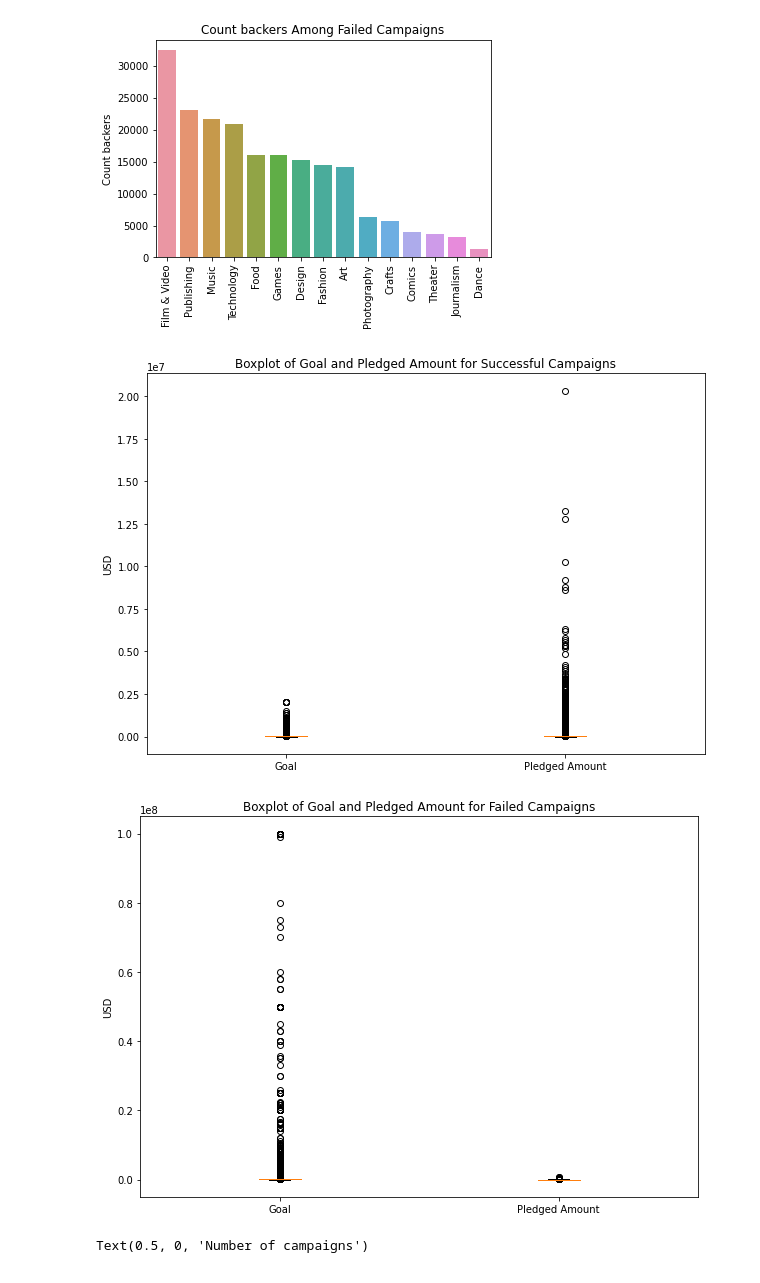
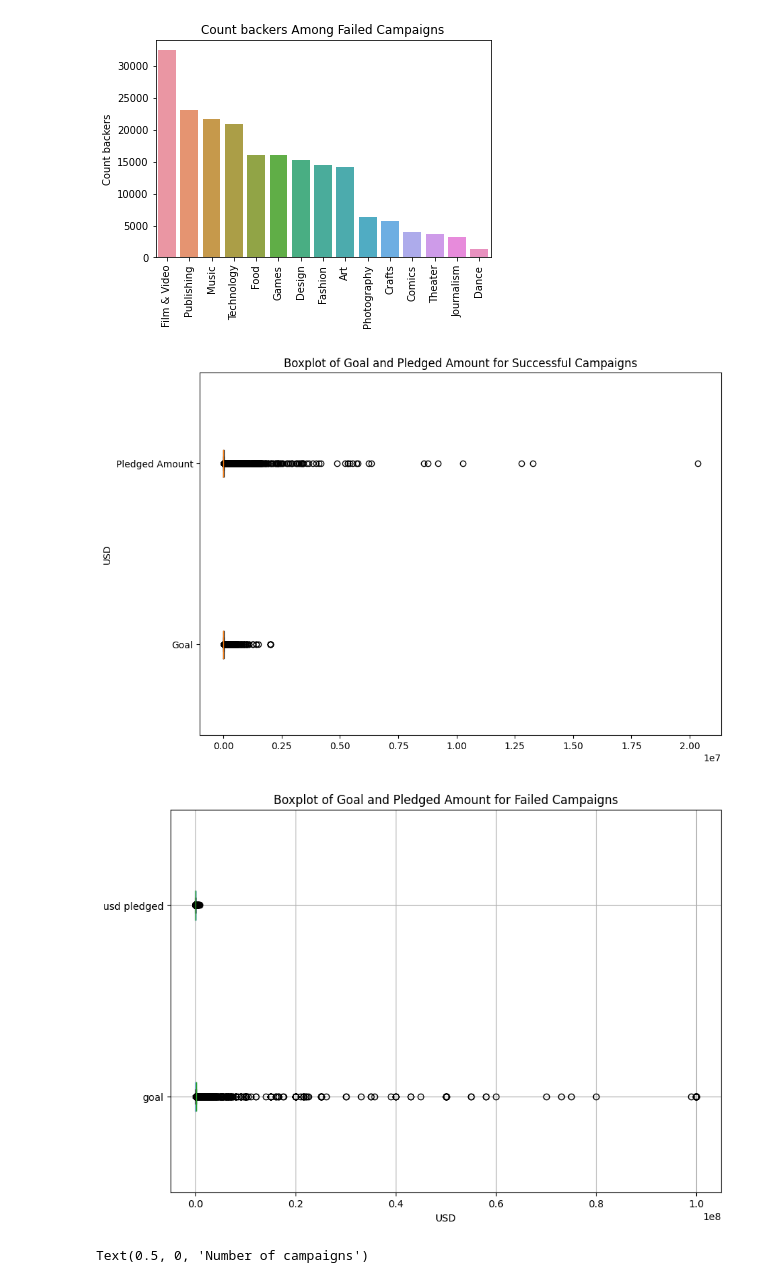
Before and after one commit to Iten-No-404/KickStarter-Success-Prediction, a Jupyter notebook: EDA.ipynb, the cells around one changed output. Drawn from its saved outputs; the diff is of its cells as text; code cells hidden in the pictures.

Commit message:
Rotate some plots for better readability.

```diff
--- a/EDA.ipynb
+++ b/EDA.ipynb
@@ -158,25 +158,27 @@ Text(0.5, 1.0, 'Count backers Among Failed Campaigns')
 # %%
 fig = plt.figure(figsize =(10, 7))
 data_values =new_df.loc[(new_df.state == 'successful')]
 data = [data_values['goal'], data_values['usd pledged']]
-plt.boxplot(data)
+plt.boxplot(data, vert=False)
 plt.title('Boxplot of Goal and Pledged Amount for Successful Campaigns')
-plt.xticks([1, 2], ['Goal', 'Pledged Amount'])
+plt.yticks(ticks=[1,2],labels=['Goal', 'Pledged Amount'])
 plt.ylabel('USD')
 plt.show()
 # %% [output]
-[figure, old version]
+[figure, new version]
 # %%
 fig = plt.figure(figsize =(10, 7))
 data_values =new_df.loc[(new_df.state == 'failed')]
-data = [data_values['goal'], data_values['usd pledged']]
-plt.boxplot(data)
+# data = [data_values['goal'], data_values['usd pledged']]
+
+data_values.boxplot(column=['goal', 'usd pledged'], vert=False)
+# plt.boxplot(data)
 plt.title('Boxplot of Goal and Pledged Amount for Failed Campaigns')
-plt.xticks([1, 2], ['Goal', 'Pledged Amount'])
-plt.ylabel('USD')
+# plt.xticks([1, 2], ['Goal', 'Pledged Amount'])
+plt.xlabel('USD')
 plt.show()
 # %% [output]
-[figure, old version]
+[figure, new version]
 # %%
 values = new_df.loc[new_df.state=='failed','country'].value_counts()
 x = values.index.tolist()
```
Also changed, not shown: parts of 7 cells of this notebook.
